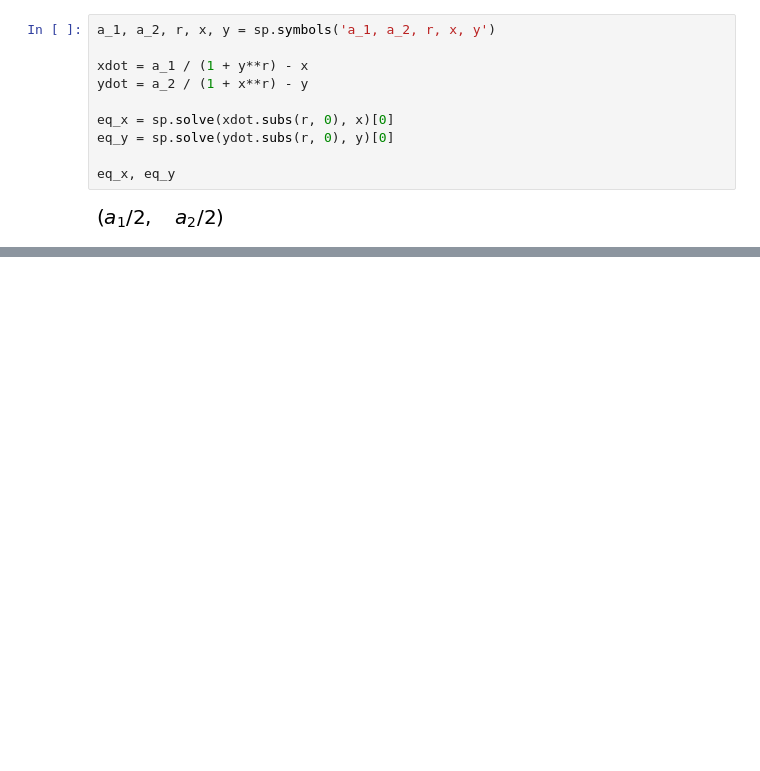
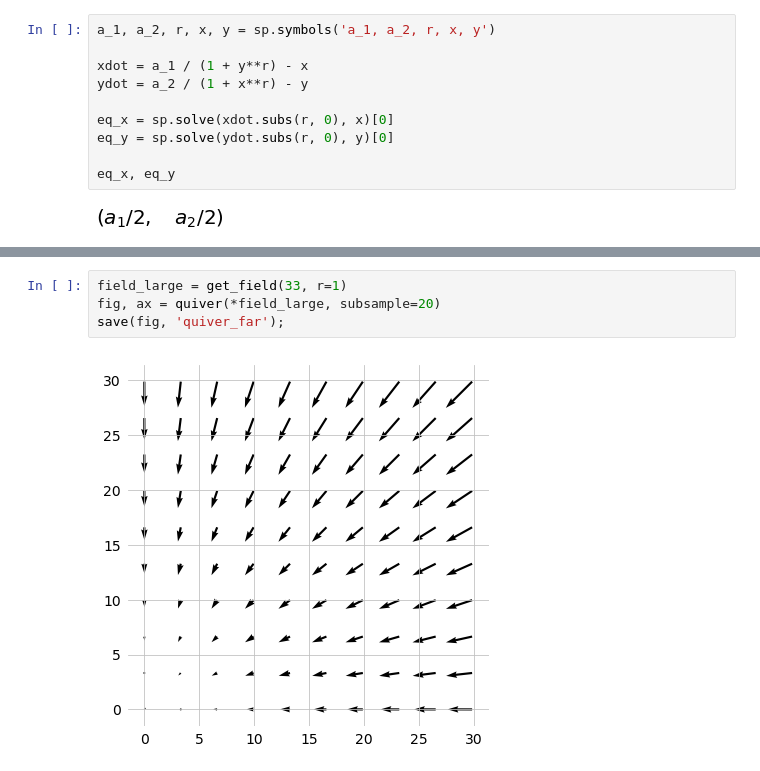
Before and after one commit to tfiers/strogatz, a Jupyter notebook: notebooks/1_2_Gene_control.ipynb, the cells around one changed output, grey strips where cells are left out. Cells and saved outputs as stored; diff of their text form; blank space fills up the shorter version.

```diff
--- a/notebooks/1_2_Gene_control.ipynb
+++ b/notebooks/1_2_Gene_control.ipynb
@@ -24,0 +38,6 @@ sp.solve()
+# %%
+field_large = get_field(33, r=1)
+fig, ax = quiver(*field_large, subsample=20)
+save(fig, 'quiver_far');
+# %% [output]
+[figure, added]
```
Also changed, not shown: parts of 11 cells of this notebook, 7 other files.
